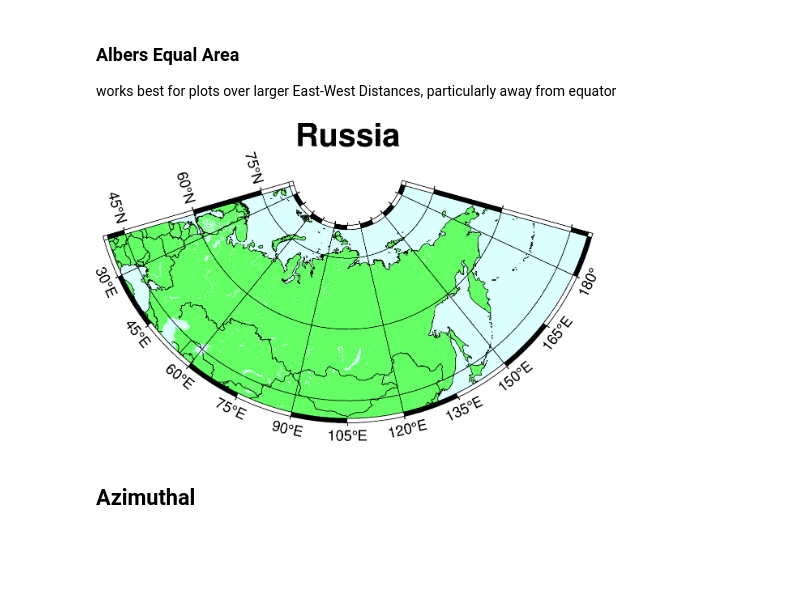
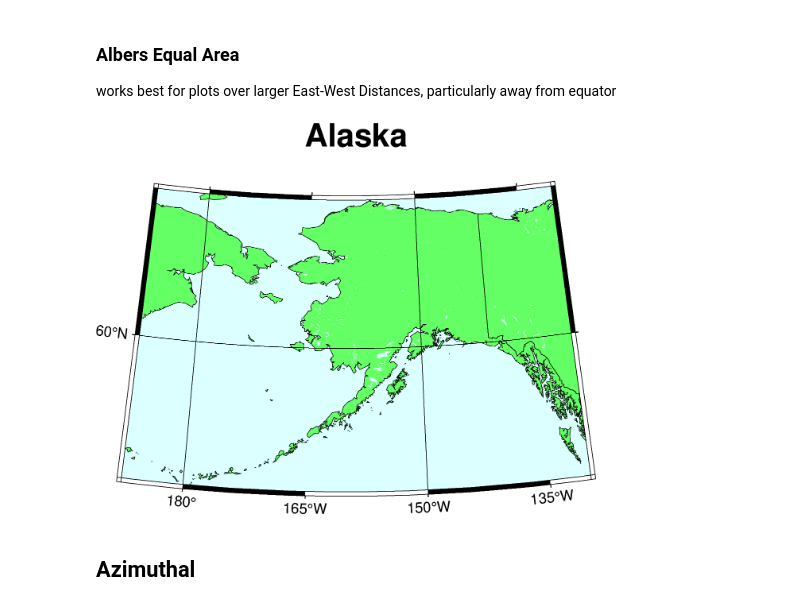
Before and after one commit to avnewman/pyGMT-Tutorial, a Jupyter notebook: Mapping_projections.ipynb, the cells around one changed output. Cells and saved outputs as stored; diff of their text form; code cells hidden in the pictures; blank space fills up the shorter version.

Commit message:
testing and projection addition (WT)

```diff
--- a/Mapping_projections.ipynb
+++ b/Mapping_projections.ipynb
@@ -82,18 +84,18 @@ fig4.show()
 ### Albers Equal Area
 works best for plots over larger East-West Distances, particularly away from equator
 # %%
-# Russia
+# Alaska
 fig5=pygmt.Figure()
-fig5.coast(projection='B105/50/120/60/10c',  #B
-           region='RU',  # lowerleft long/lat upperright long/lat
-           frame=['WSen+tRussia','xa15g30', 'ya15g15'],
+fig5.coast(projection='B-160/55/-160/60/10c',  #B
+           region='Alaska',  # lowerleft long/lat upperright long/lat
+           frame=['WSen+tAlaska','xa15g30', 'ya15g15'],
            land='100/255/100', water='220/255/255', shorelines='1/0.2p',
            resolution='l',
            borders=1
           )
 fig5.show()
 # %% [output]
-[figure, old version]
+[figure, new version]
 # %% [markdown]
 ## Azimuthal
 # %% [markdown]
```
Also changed, not shown: parts of 5 cells of this notebook, 1 other file.
